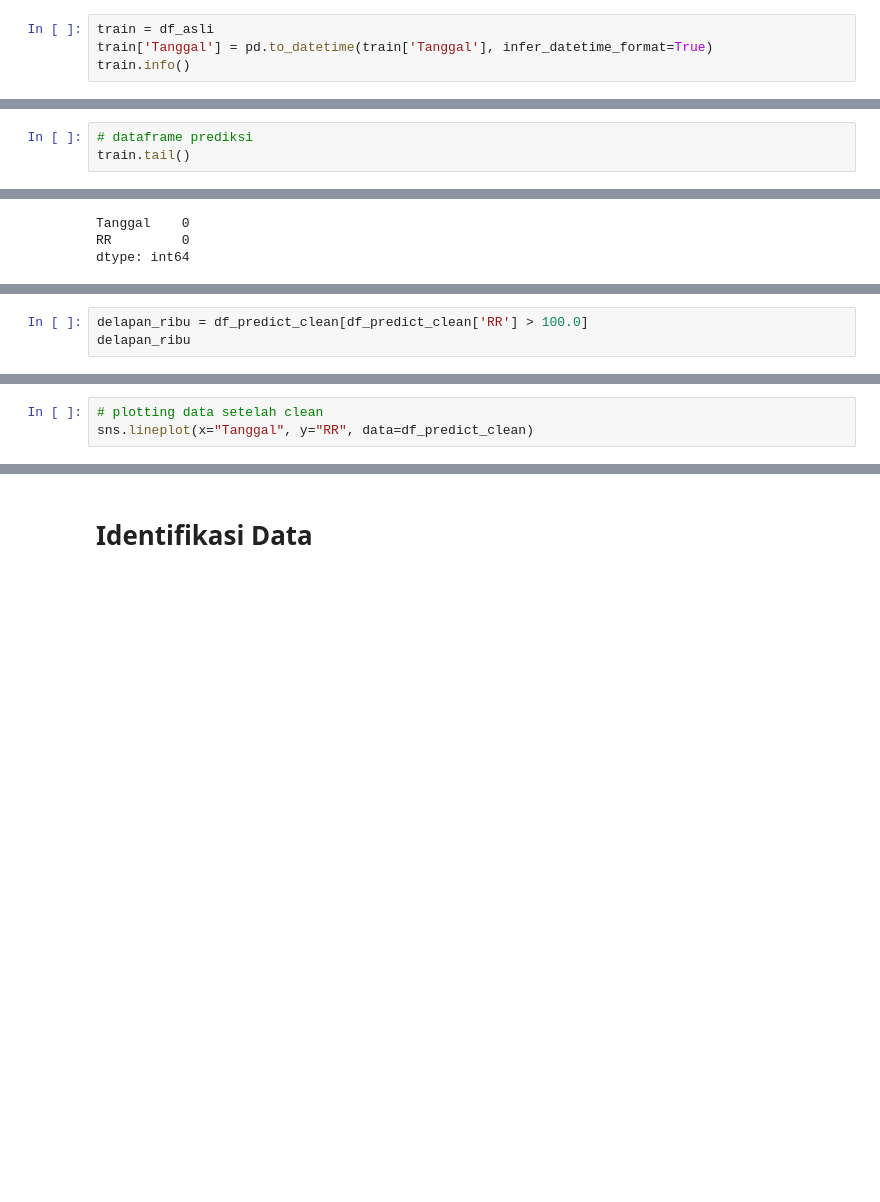
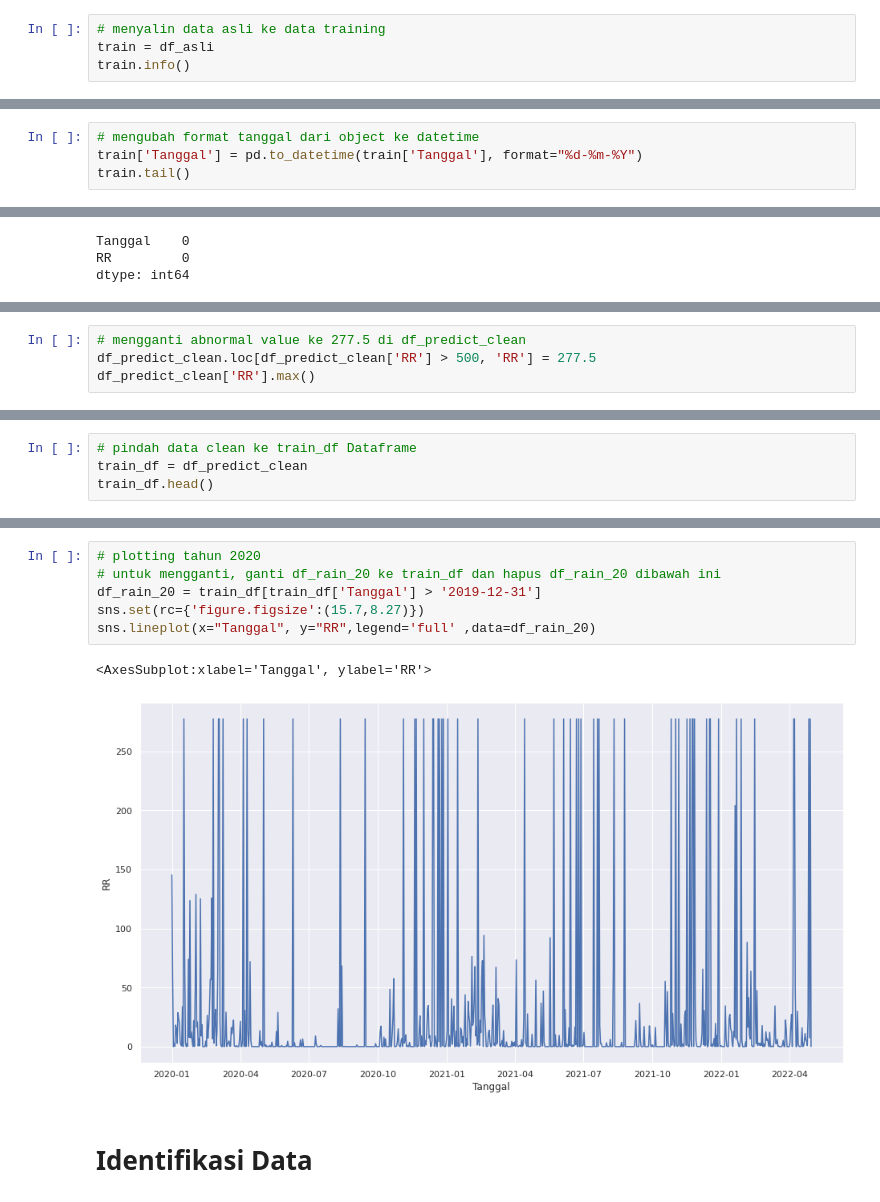
Before and after one commit to RyanB1303/curah_hujan, a Jupyter notebook: curah_hujan_predict_v1.ipynb, the cells around one changed output, grey strips where cells are left out. Cells and saved outputs as stored; diff of their text form; blank space fills up the shorter version.

Commit message:
update prediksi

```diff
--- a/curah_hujan_predict_v1.ipynb
+++ b/curah_hujan_predict_v1.ipynb
@@ -29,6 +38,6 @@ df_asli
 # %%
+# menyalin data asli ke data training
 train = df_asli
-train['Tanggal'] = pd.to_datetime(train['Tanggal'], infer_datetime_format=True)
 train.info()
 # %% [output]
 <class 'pandas.core.frame.DataFrame'>
@@ -41,7 +50,8 @@ Data columns (total 2 columns):
 dtypes: datetime64[ns](1), float64(1)
 memory usage: 127.6 KB
 # %%
-# dataframe prediksi
+# mengubah format tanggal dari object ke datetime
+train['Tanggal'] = pd.to_datetime(train['Tanggal'], format="%d-%m-%Y")
 train.tail()
 # %% [output]
 |  | Tanggal | RR |
@@ -87,4 +87,5 @@ df_predict_clean
 # %%
-delapan_ribu = df_predict_clean[df_predict_clean['RR'] > 100.0]
-delapan_ribu
+# mengganti abnormal value ke 277.5 di df_predict_clean
+df_predict_clean.loc[df_predict_clean['RR'] > 500, 'RR'] = 277.5
+df_predict_clean['RR'].max()
 # %% [output]
@@ -105,4 +93,5 @@ delapan_ribu
 # %%
-# plotting data setelah clean
-sns.lineplot(x="Tanggal", y="RR", data=df_predict_clean)
+# pindah data clean ke train_df Dataframe
+train_df = df_predict_clean
+train_df.head()
 # %% [output]
@@ -111,2 +119,11 @@ sns.lineplot(x="Tanggal", y="RR", data=df_predict_clean)
+# %%
+# plotting tahun 2020
+# untuk mengganti, ganti df_rain_20 ke train_df dan hapus df_rain_20 dibawah ini
+df_rain_20 = train_df[train_df['Tanggal'] > '2019-12-31']
+sns.set(rc={'figure.figsize':(15.7,8.27)})
+sns.lineplot(x="Tanggal", y="RR",legend='full' ,data=df_rain_20)
+# %% [output]
+<AxesSubplot:xlabel='Tanggal', ylabel='RR'>
+[figure, added]
 # %% [markdown]
 # Identifikasi Data
```
Also changed, not shown: parts of 42 cells of this notebook, 1 other file.
